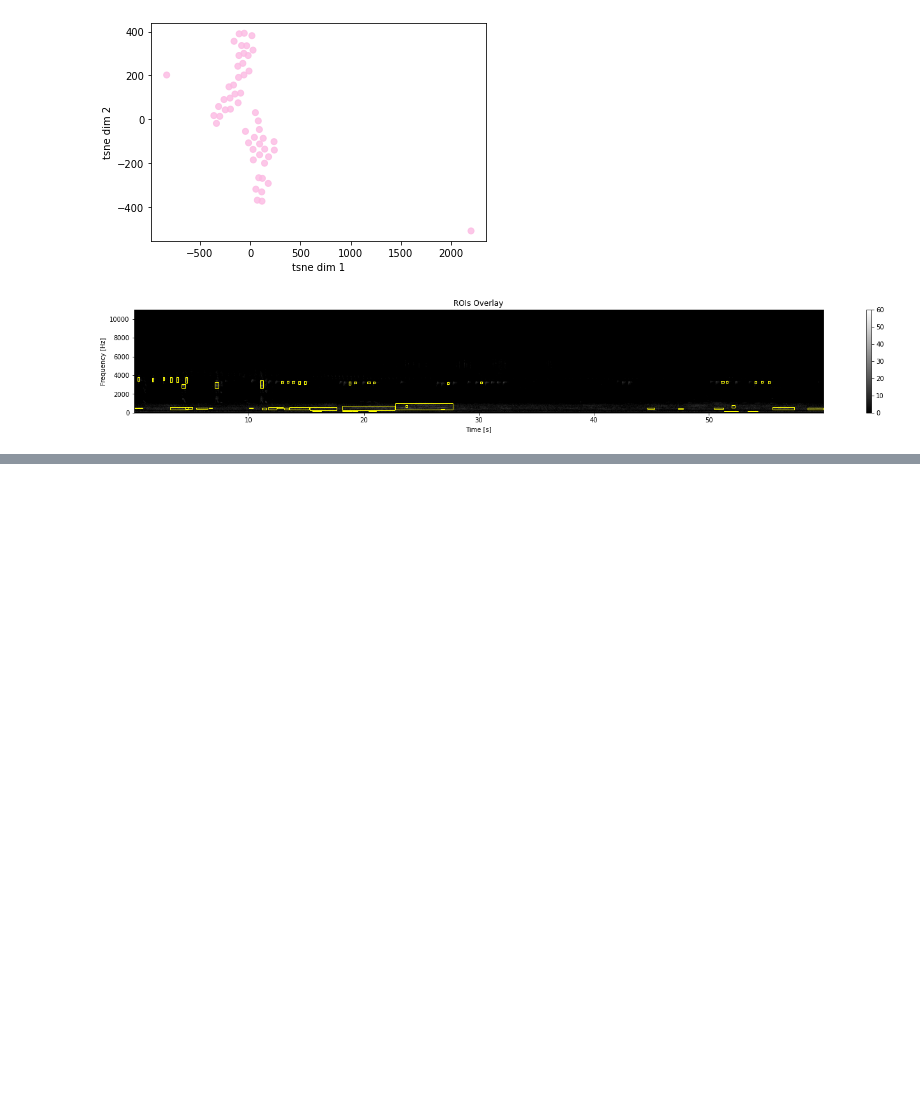
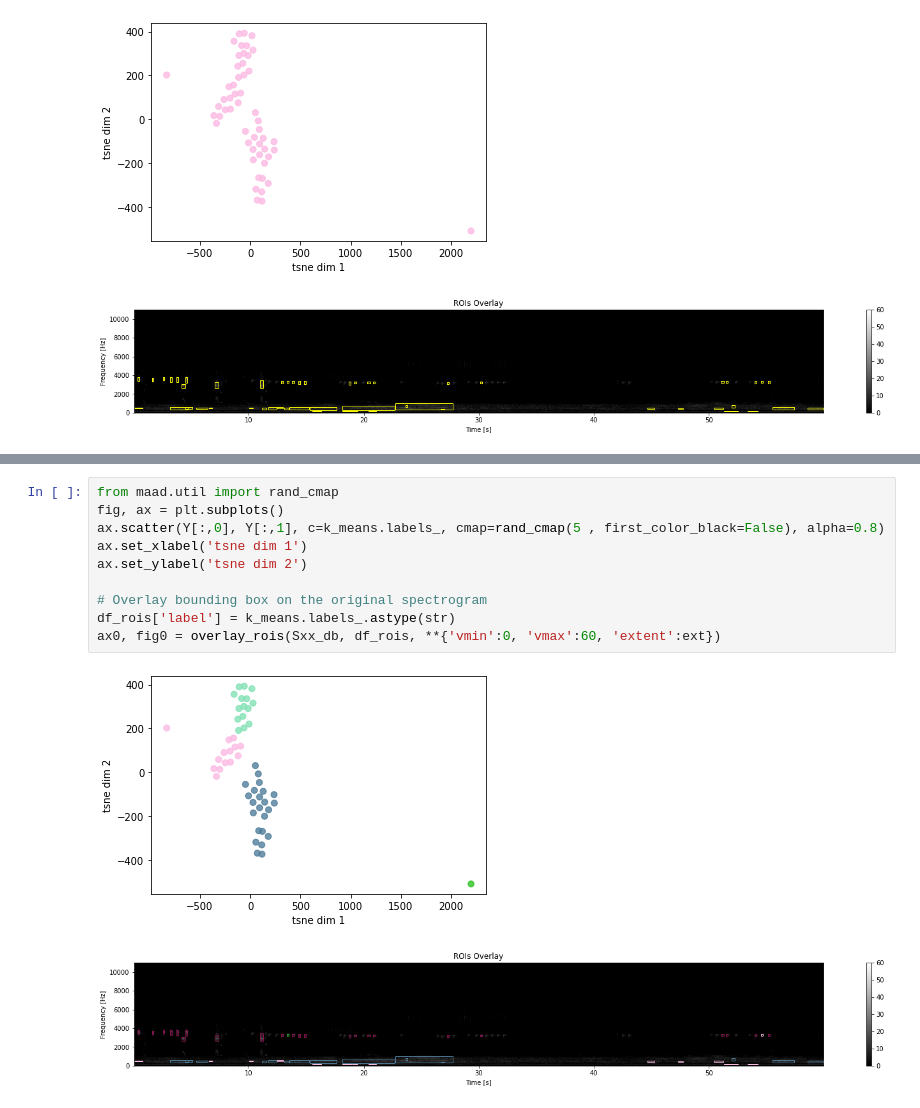
Before and after one commit to thomasnapier/AudioHandling, a Jupyter notebook: UnsupervisedClassification.ipynb, the cells around one changed output, grey strips where cells are left out. Saved outputs shown, nothing was run; the diff lists cells and outputs as text; blank space fills up the shorter version.

```diff
--- a/UnsupervisedClassification.ipynb
+++ b/UnsupervisedClassification.ipynb
@@ -100,0 +130,13 @@ ax0, fig0 = overlay_rois(Sxx_db, df_rois, **{'vmin':0, 'vmax':60, 'extent':ext})
+# %%
+from maad.util import rand_cmap
+fig, ax = plt.subplots()
+ax.scatter(Y[:,0], Y[:,1], c=k_means.labels_, cmap=rand_cmap(5 , first_color_black=False), alpha=0.8)
+ax.set_xlabel('tsne dim 1')
+ax.set_ylabel('tsne dim 2')
+
+# Overlay bounding box on the original spectrogram
+df_rois['label'] = k_means.labels_.astype(str)
+ax0, fig0 = overlay_rois(Sxx_db, df_rois, **{'vmin':0, 'vmax':60, 'extent':ext})
+# %% [output]
+[figure, added]
+[figure, added]
```
Also changed, not shown: parts of 5 cells of this notebook, 3 other files.
